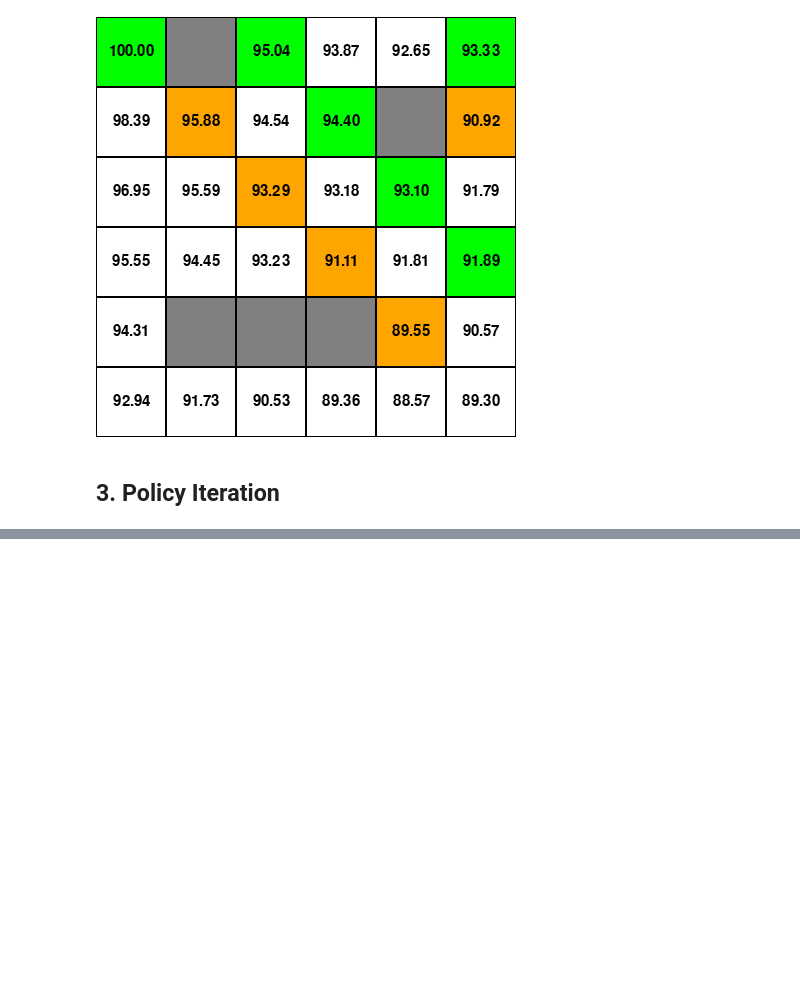
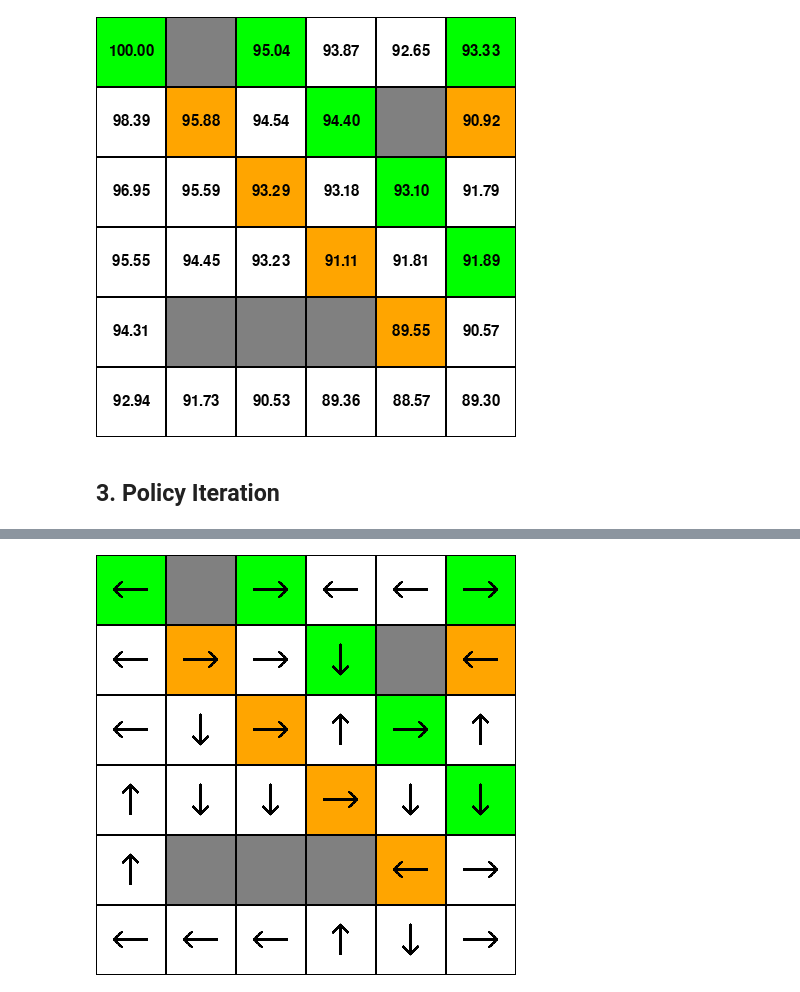
Before and after one commit to KrisCholakov02/SC4003_assignment_1, a Jupyter notebook: main.ipynb, the cells around one changed output, grey strips where cells are left out. Saved outputs shown, nothing was run; the diff lists cells and outputs as text; code cells hidden in the pictures; blank space fills up the shorter version.

Commit message:
Value iteration + Policy Iteration Finished

```diff
--- a/main.ipynb
+++ b/main.ipynb
@@ -85,0 +98,11 @@ img
+# %%
+pi_env, pi_policy = init_pi_env()
+
+pi_policy_initial_image_name = 'policy_iteration_policy_initial'
+visualize_policy(pi_policy, pi_policy_initial_image_name)  # Visualize the optimal policy and save the screenshot for later use
+
+# Load the screenshot of the optimal policy
+img = Image.open(get_path() + '/window_capture/' + f'{pi_policy_initial_image_name}.png')
+img
+# %% [output]
+[figure, added]
```
Also changed, not shown: parts of 7 cells of this notebook, 3 other files.
